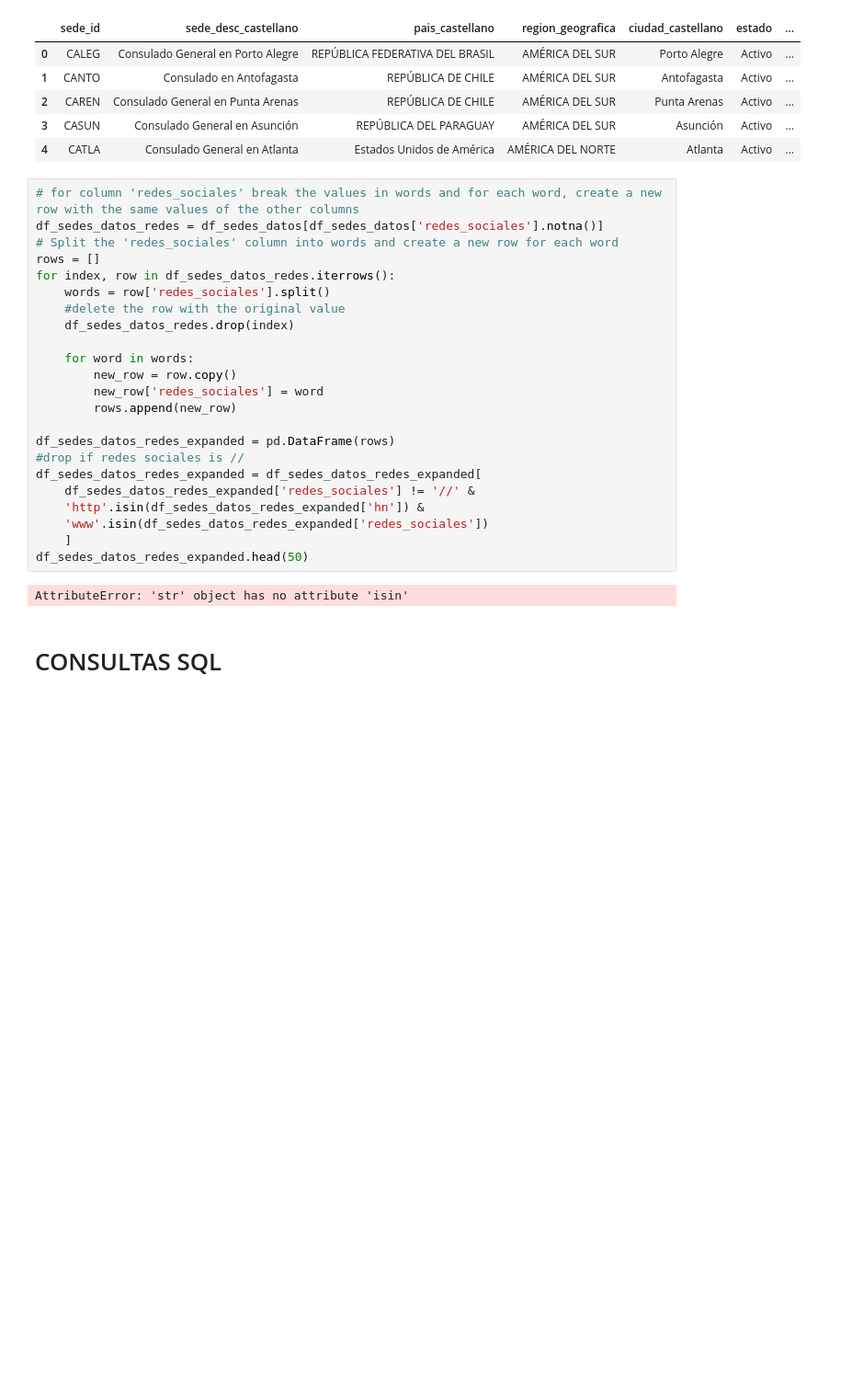
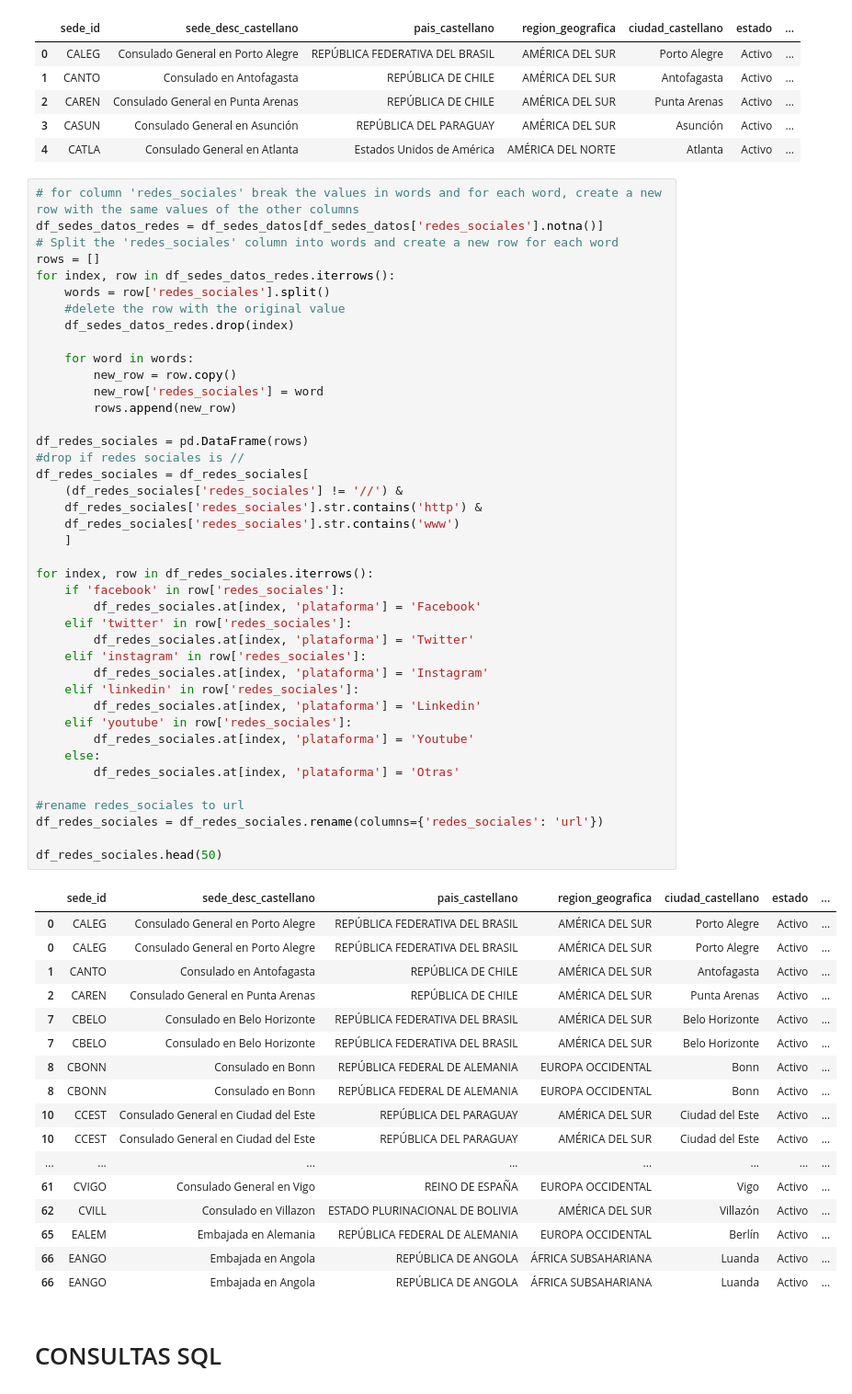
Before and after one commit to pedrobergaglio/tp1-ldd24, a Jupyter notebook: exploracion_datos.ipynb, the cells around one changed output. Shown at 92% size. Drawn from its saved outputs; the diff is of its cells as text; blank space fills up the shorter version.

```diff
--- a/exploracion_datos.ipynb
+++ b/exploracion_datos.ipynb
@@ -296,28 +302,62 @@ df_sedes_datos.head()
 # %%
 # for column 'redes_sociales' break the values in words and for each word, create a new row with the same values of the other columns
 df_sedes_datos_redes = df_sedes_datos[df_sedes_datos['redes_sociales'].notna()]
 # Split the 'redes_sociales' column into words and create a new row for each word
 rows = []
 for index, row in df_sedes_datos_redes.iterrows():
     words = row['redes_sociales'].split()
     #delete the row with the original value
     df_sedes_datos_redes.drop(index)
 
     for word in words:
         new_row = row.copy()
         new_row['redes_sociales'] = word
         rows.append(new_row)
 
-df_sedes_datos_redes_expanded = pd.DataFrame(rows)
+df_redes_sociales = pd.DataFrame(rows)
 #drop if redes sociales is //
-df_sedes_datos_redes_expanded = df_sedes_datos_redes_expanded[
-    df_sedes_datos_redes_expanded['redes_sociales'] != '//' &
-    'http'.isin(df_sedes_datos_redes_expanded['hn']) &
-    'www'.isin(df_sedes_datos_redes_expanded['redes_sociales'])
+df_redes_sociales = df_redes_sociales[
+    (df_redes_sociales['redes_sociales'] != '//') &
+    df_redes_sociales['redes_sociales'].str.contains('http') &
+    df_redes_sociales['redes_sociales'].str.contains('www')
     ]
-df_sedes_datos_redes_expanded.head(50)
+
+for index, row in df_redes_sociales.iterrows():
+    if 'facebook' in row['redes_sociales']:
+        df_redes_sociales.at[index, 'plataforma'] = 'Facebook'
+    elif 'twitter' in row['redes_sociales']:
+        df_redes_sociales.at[index, 'plataforma'] = 'Twitter'
+    elif 'instagram' in row['redes_sociales']:
+        df_redes_sociales.at[index, 'plataforma'] = 'Instagram'
+    elif 'linkedin' in row['redes_sociales']:
+        df_redes_sociales.at[index, 'plataforma'] = 'Linkedin'
+    elif 'youtube' in row['redes_sociales']:
+        df_redes_sociales.at[index, 'plataforma'] = 'Youtube'
+    else:
+        df_redes_sociales.at[index, 'plataforma'] = 'Otras'
+
+#rename redes_sociales to url
+df_redes_sociales = df_redes_sociales.rename(columns={'redes_sociales': 'url'})
+
+df_redes_sociales.head(50)
 # %% [output]
-AttributeError: 'str' object has no attribute 'isin'
+|  | sede_id | sede_desc_castellano | pais_castellano | region_geografica | ciudad_castellano | estado | ... |
+| 0 | CALEG | Consulado General en Porto Alegre | REPÚBLICA FEDERATIVA DEL BRASIL | AMÉRICA DEL SUR | Porto Alegre | Activo | ... |
+| 0 | CALEG | Consulado General en Porto Alegre | REPÚBLICA FEDERATIVA DEL BRASIL | AMÉRICA DEL SUR | Porto Alegre | Activo | ... |
+| 1 | CANTO | Consulado en Antofagasta | REPÚBLICA DE CHILE | AMÉRICA DEL SUR | Antofagasta | Activo | ... |
+| 2 | CAREN | Consulado General en Punta Arenas | REPÚBLICA DE CHILE | AMÉRICA DEL SUR | Punta Arenas | Activo | ... |
+| 7 | CBELO | Consulado en Belo Horizonte | REPÚBLICA FEDERATIVA DEL BRASIL | AMÉRICA DEL SUR | Belo Horizonte | Activo | ... |
+| 7 | CBELO | Consulado en Belo Horizonte | REPÚBLICA FEDERATIVA DEL BRASIL | AMÉRICA DEL SUR | Belo Horizonte | Activo | ... |
+| 8 | CBONN | Consulado en Bonn | REPÚBLICA FEDERAL DE ALEMANIA | EUROPA OCCIDENTAL | Bonn | Activo | ... |
+| 8 | CBONN | Consulado en Bonn | REPÚBLICA FEDERAL DE ALEMANIA | EUROPA OCCIDENTAL | Bonn | Activo | ... |
+| 10 | CCEST | Consulado General en Ciudad del Este | REPÚBLICA DEL PARAGUAY | AMÉRICA DEL SUR | Ciudad del Este | Activo | ... |
+| 10 | CCEST | Consulado General en Ciudad del Este | REPÚBLICA DEL PARAGUAY | AMÉRICA DEL SUR | Ciudad del Este | Activo | ... |
+| ... | ... | ... | ... | ... | ... | ... | ... |
+| 61 | CVIGO | Consulado General en Vigo | REINO DE ESPAÑA | EUROPA OCCIDENTAL | Vigo | Activo | ... |
+| 62 | CVILL | Consulado en Villazon | ESTADO PLURINACIONAL DE BOLIVIA | AMÉRICA DEL SUR | Villazón | Activo | ... |
+| 65 | EALEM | Embajada en Alemania | REPÚBLICA FEDERAL DE ALEMANIA | EUROPA OCCIDENTAL | Berlín | Activo | ... |
+| 66 | EANGO | Embajada en Angola | REPÚBLICA DE ANGOLA | ÁFRICA SUBSAHARIANA | Luanda | Activo | ... |
+| 66 | EANGO | Embajada en Angola | REPÚBLICA DE ANGOLA | ÁFRICA SUBSAHARIANA | Luanda | Activo | ... |
 # %% [markdown]
 # CONSULTAS SQL
 # %%
```
Also changed, not shown: parts of 2 cells of this notebook, 1 other file.
